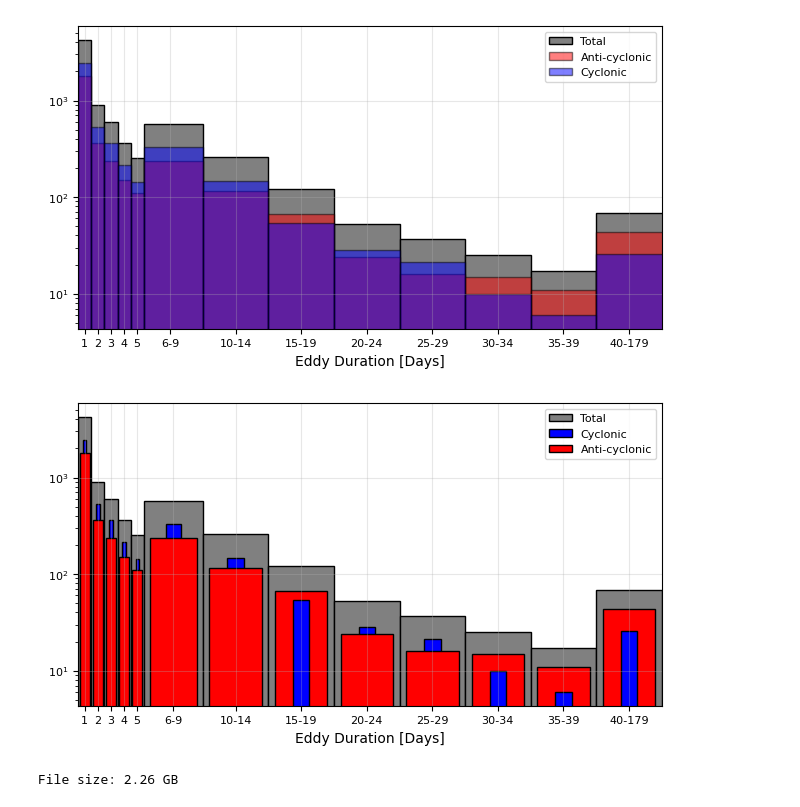
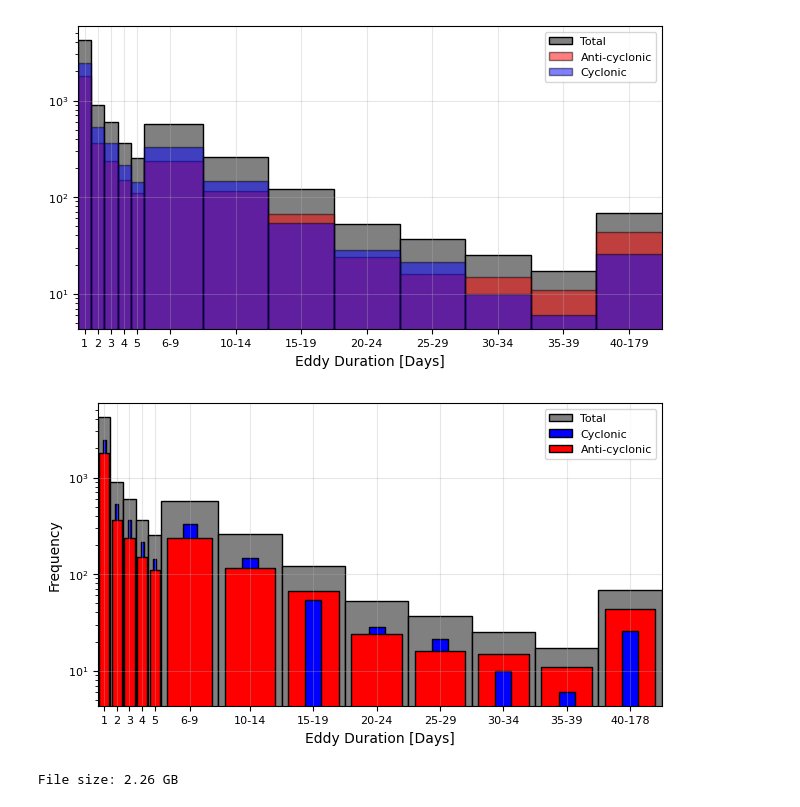
Before and after one commit to EirikKvamme/MScEirik, a Jupyter notebook: Eddies/EddyTrackingProcessing.ipynb, the cells around one changed output. Drawn from its saved outputs; the diff is of its cells as text; code cells hidden in the pictures.

```diff
--- a/Eddies/EddyTrackingProcessing.ipynb
+++ b/Eddies/EddyTrackingProcessing.ipynb
@@ -401,35 +401,36 @@ for i in range(len(bins) - 1):
     # Plot bars for each category in sorted order within the same bin
     for idx in sorted_indices:
         if labels[idx] == 'Total':
             ax.bar(positions[i], heights[idx], width=widths[i], color=colors[idx], edgecolor='k', label=labels[idx] if (i == 0 and labels[idx] not in ax.get_legend_handles_labels()[1]) else "")
         elif labels[idx] == 'Anti-cyclonic':
             ax.bar(positions[i], heights[idx], width=widths[i] * 0.8, color=colors[idx], edgecolor='k', label=labels[idx] if (i == 0 and labels[idx] not in ax.get_legend_handles_labels()[1]) else "")
         elif labels[idx] == 'Cyclonic':
             ax.bar(positions[i], heights[idx], width=widths[i] * 0.25, color=colors[idx], edgecolor='k', label=labels[idx] if (i == 0 and labels[idx] not in ax.get_legend_handles_labels()[1]) else "")
 
 
 
 # Set log scale for y-axis
 ax.set_yscale('log')
 
 ax.set_xlim(0.5, 45)
 ax.set_xlabel('Eddy Duration [Days]')
 ax.grid(alpha=0.3)
 
 # Set the custom positions and labels for x-ticks
 ax.set_xticks([1,2,3,4,5,7.75,12.5,17.5,22.5,27.5,32.5,37.5,42.5])
-ax.set_xticklabels([1, 2, 3, 4, 5, '6-9', '10-14', '15-19', '20-24', '25-29', '30-34', '35-39', '40-179'])
+ax.set_xticklabels([1, 2, 3, 4, 5, '6-9', '10-14', '15-19', '20-24', '25-29', '30-34', '35-39', '40-178'])
+ax.set_ylabel('Frequency')
 
 # Add the legend
 handles, labels = ax.get_legend_handles_labels()
 unique_labels_with_handles = {label: handle for handle, label in zip(handles, labels)}
 ax.legend(unique_labels_with_handles.values(), unique_labels_with_handles.keys())
 
 fig.savefig(r'/nird/home/ekv036/MSc/Fig/EddyDurationHist',dpi=300, facecolor='w', edgecolor='w',
           orientation='landscape', format=None,
           transparent=False, bbox_inches=None,pad_inches=0.25)
 # %% [output]
-[figure, old version]
+[figure, new version]
 # %%
 # def is_closed_contour(vertices, tol=1e-5):
 #                 distance = np.linalg.norm(vertices[0] - vertices[-1])
```
Also changed, not shown: parts of 17 cells of this notebook, 1 other file.
